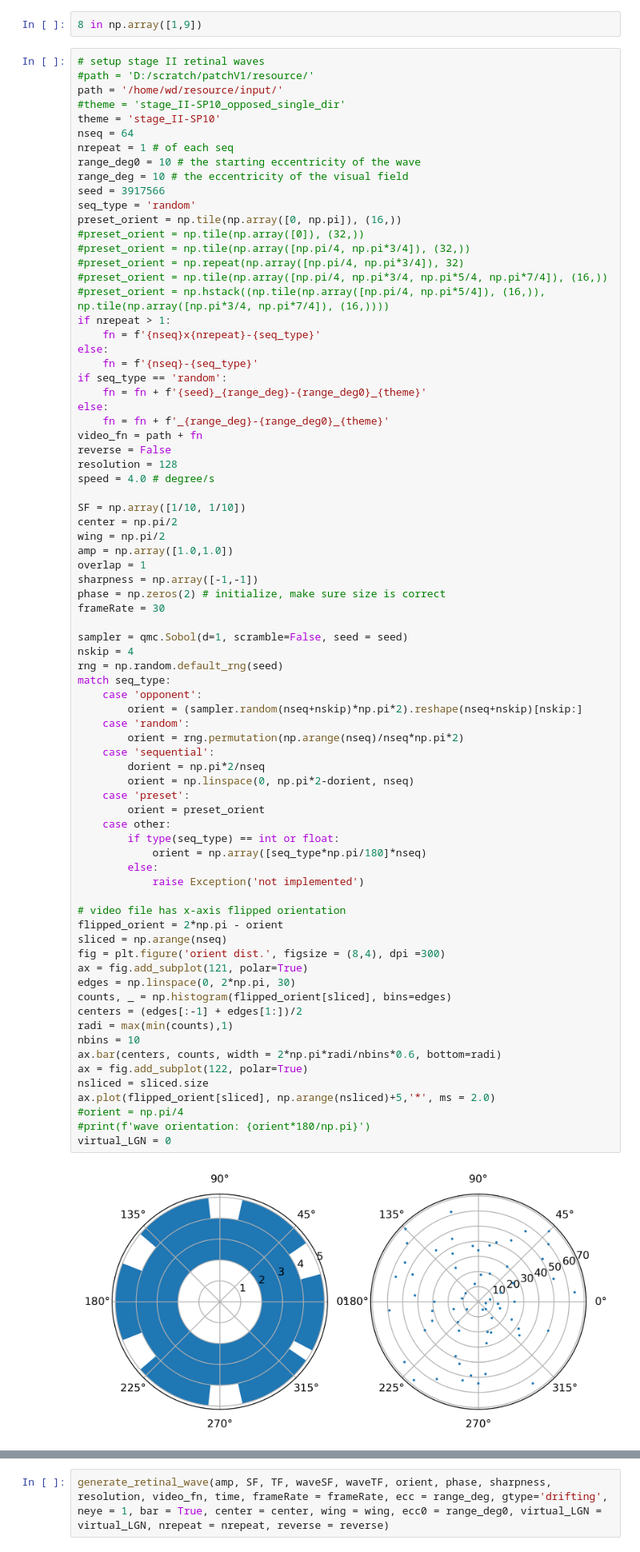
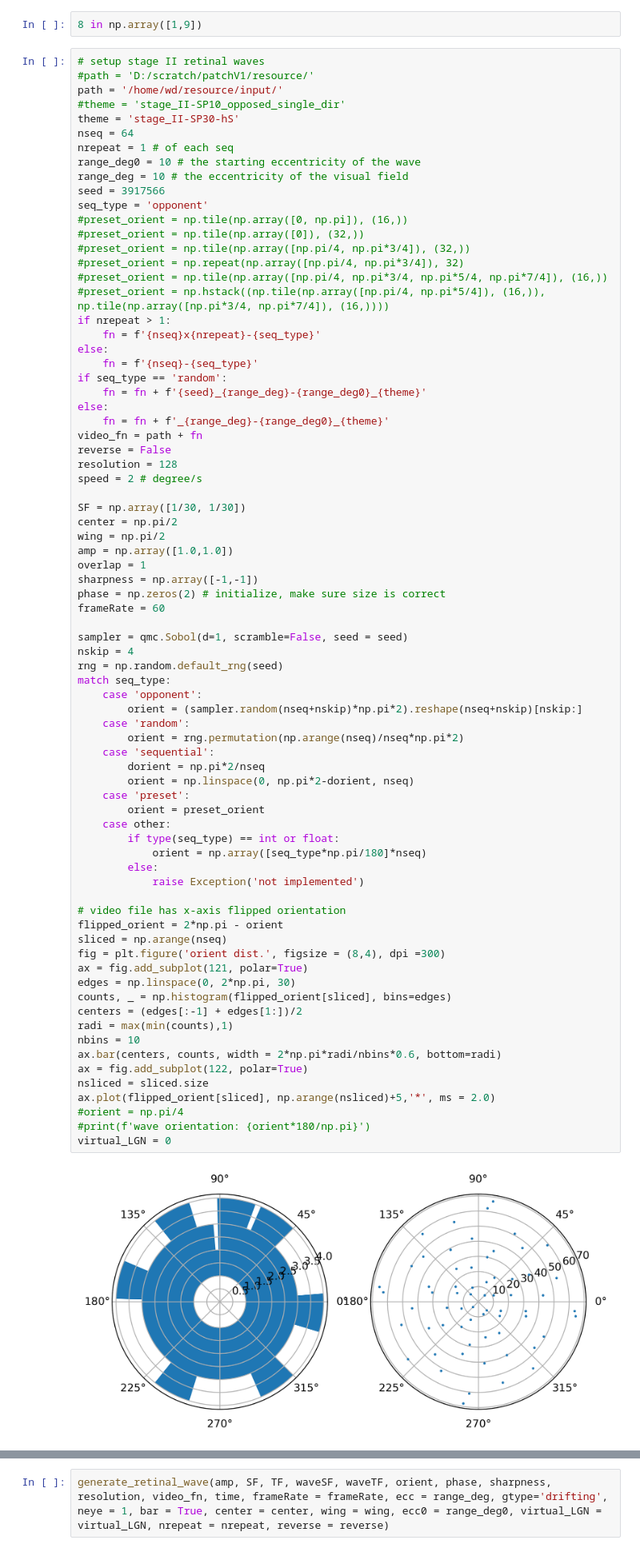
Before and after one commit to g13/patchV1, a Jupyter notebook: ext_input.ipynb, the cells around one changed output, grey strips where cells are left out. Shown at 80% size. Cells and saved outputs as stored; diff of their text form.

```diff
--- a/ext_input.ipynb
+++ b/ext_input.ipynb
@@ -163,14 +158,14 @@ LMS_series = generate_grating(1.0, SF, TF, orient, 512, crest, valley, video_fn,
 #path = 'D:/scratch/patchV1/resource/'
 path = '/home/wd/resource/input/'
 #theme = 'stage_II-SP10_opposed_single_dir'
-theme = 'stage_II-SP10'
+theme = 'stage_II-SP30-hS'
 nseq = 64
 nrepeat = 1 # of each seq
 range_deg0 = 10 # the starting eccentricity of the wave
 range_deg = 10 # the eccentricity of the visual field
 seed = 3917566
-seq_type = 'random'
-preset_orient = np.tile(np.array([0, np.pi]), (16,))
+seq_type = 'opponent'
+#preset_orient = np.tile(np.array([0, np.pi]), (16,))
 #preset_orient = np.tile(np.array([0]), (32,))
 #preset_orient = np.tile(np.array([np.pi/4, np.pi*3/4]), (32,))
 #preset_orient = np.repeat(np.array([np.pi/4, np.pi*3/4]), 32)
@@ -187,16 +182,16 @@ else:
 video_fn = path + fn
 reverse = False
 resolution = 128
-speed = 4.0 # degree/s
+speed = 2 # degree/s
 
-SF = np.array([1/10, 1/10])
+SF = np.array([1/30, 1/30])
 center = np.pi/2
 wing = np.pi/2
 amp = np.array([1.0,1.0])
 overlap = 1
 sharpness = np.array([-1,-1])
 phase = np.zeros(2) # initialize, make sure size is correct
-frameRate = 30
+frameRate = 60
 
 sampler = qmc.Sobol(d=1, scramble=False, seed = seed)
 nskip = 4
@@ -208,34 +203,34 @@ match seq_type:
         orient = rng.permutation(np.arange(nseq)/nseq*np.pi*2)
     case 'sequential':
         dorient = np.pi*2/nseq
         orient = np.linspace(0, np.pi*2-dorient, nseq)
     case 'preset':
         orient = preset_orient
     case other:
         if type(seq_type) == int or float:
             orient = np.array([seq_type*np.pi/180]*nseq)
         else:
             raise Exception('not implemented')
 
 # video file has x-axis flipped orientation
 flipped_orient = 2*np.pi - orient
 sliced = np.arange(nseq)
 fig = plt.figure('orient dist.', figsize = (8,4), dpi =300)
 ax = fig.add_subplot(121, polar=True)
 edges = np.linspace(0, 2*np.pi, 30)
 counts, _ = np.histogram(flipped_orient[sliced], bins=edges)
 centers = (edges[:-1] + edges[1:])/2
 radi = max(min(counts),1)
 nbins = 10
 ax.bar(centers, counts, width = 2*np.pi*radi/nbins*0.6, bottom=radi)
 ax = fig.add_subplot(122, polar=True)
 nsliced = sliced.size
 ax.plot(flipped_orient[sliced], np.arange(nsliced)+5,'*', ms = 2.0)
 #orient = np.pi/4
 #print(f'wave orientation: {orient*180/np.pi}')
 virtual_LGN = 0
 # %% [output]
-[figure, old version]
+[figure, new version]
 # %%
 # generate retinal waves
 stimulus_fn = video_fn + '.bin'
```
Also changed, not shown: parts of 4 cells of this notebook, 13 other files.
